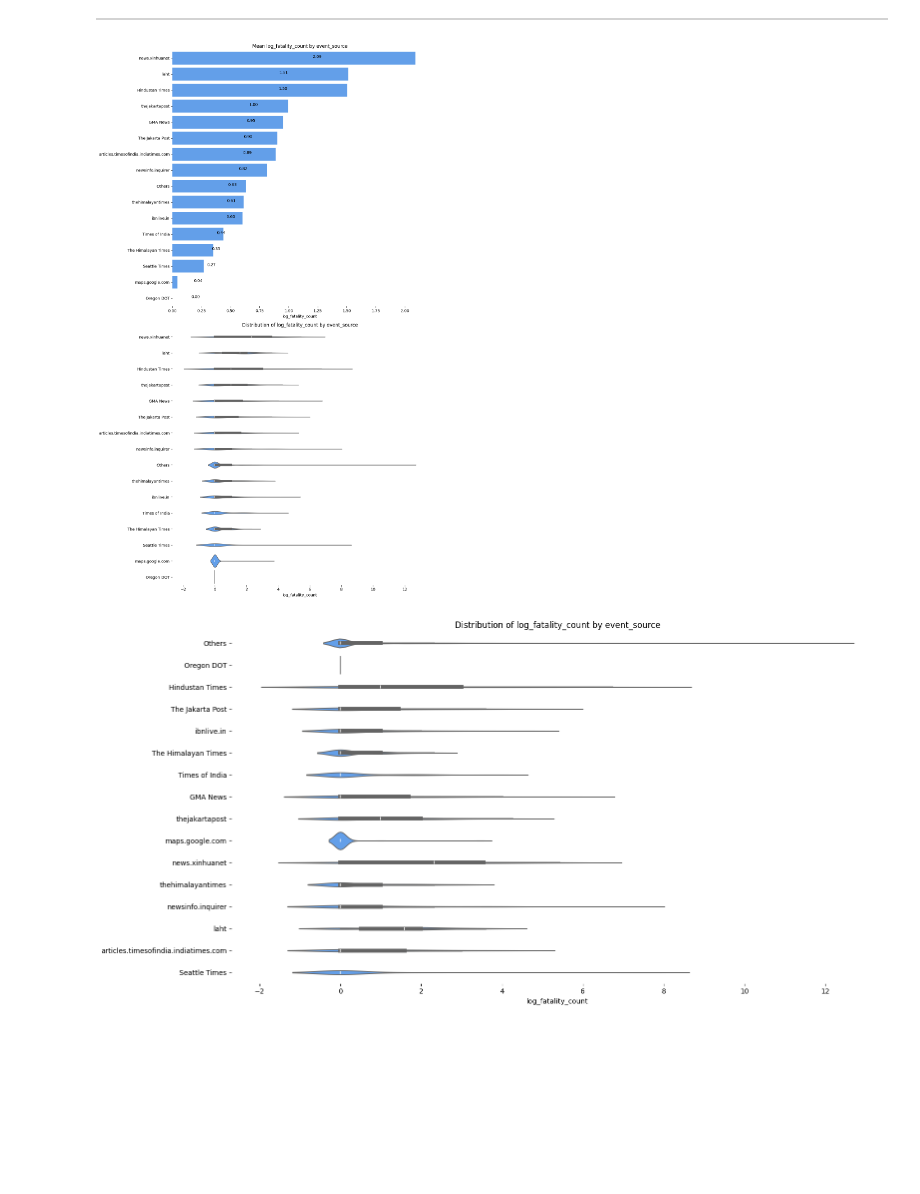
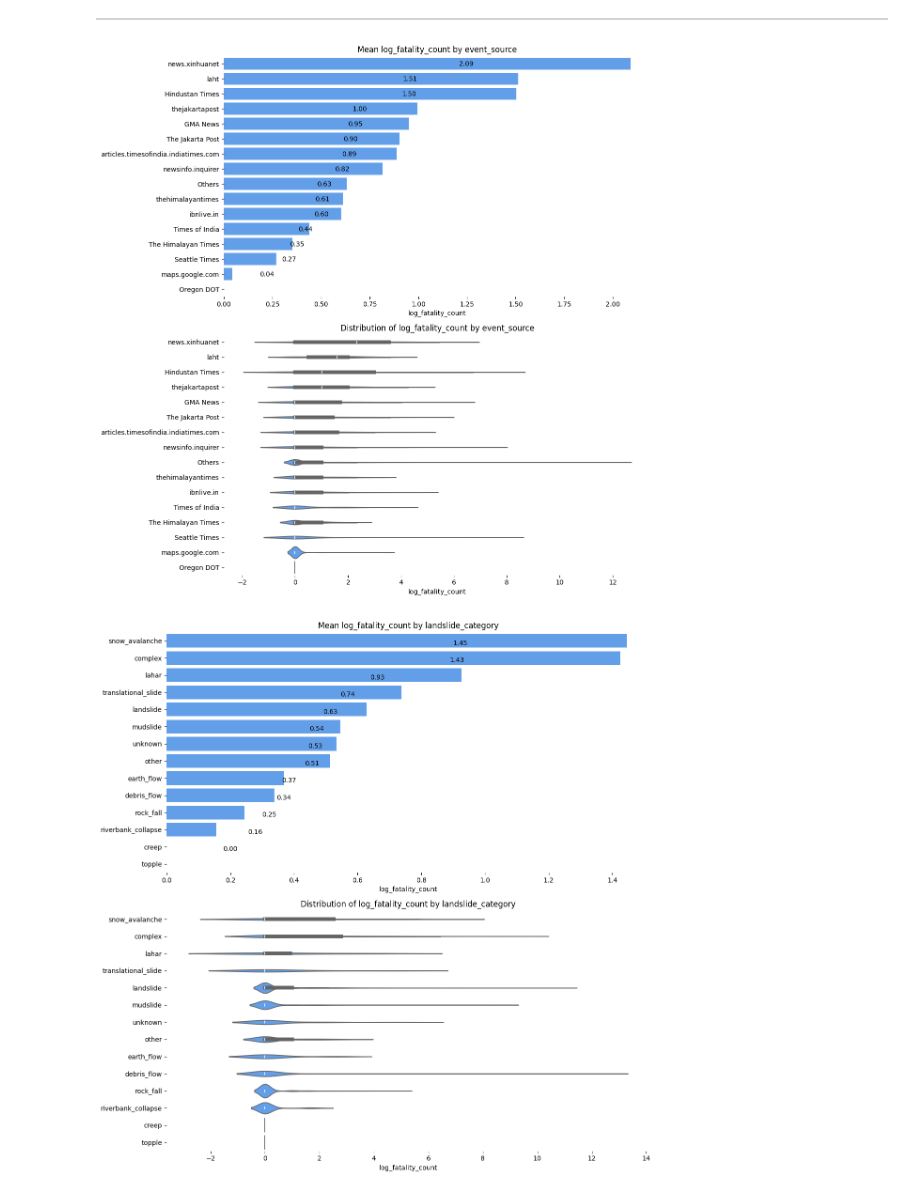
Before and after one commit to yuki172/global-landslide, a Jupyter notebook: main.ipynb, the cells around one changed output. Drawn from its saved outputs; the diff is of its cells as text; code cells hidden in the pictures; blank space fills up the shorter version.

Commit message:
relationship between fatality_count and categorical variables

```diff
--- a/main.ipynb
+++ b/main.ipynb
@@ -389,13 +389,13 @@ categorical_columns = ['event_source', 'landslide_category', 'landslide_trigger'
 # %%
 def get_categorical_column_dist(col, full_data):
     fig, axes = plt.subplots(2, 1, figsize=(16, 8))
-    fig.set_size_inches(12, 20)
+    fig.set_size_inches(12, 12)
     ax1 = axes[0]
     df_sort = full_data.groupby(col)['log_fatality_count'].mean().sort_values(ascending=False).index
     sns.barplot(x='log_fatality_count', y=col, data=full_data, color='#4D9DFF', order=df_sort,
                 estimator=np.mean, errorbar=None, err_kws={'linewidth': 0}, ax=ax1)
     for p in ax1.patches:
-        ax1.annotate(f'{p.get_width():.2f}', (p.get_x() + p.get_width() / 2. + 0.2, p.get_y() + p.get_height()),
+        ax1.annotate(f'{p.get_width():.2f}', (p.get_x() + p.get_width() / 2. + 0.2, p.get_y() + p.get_height() + 0.5),
                     ha='center', va='center', xytext=(0, 20), textcoords='offset points', fontsize=10, color='black')
     ax1.set_title(f'Mean log_fatality_count by {col}')
     ax1.set_xlabel('log_fatality_count')
@@ -412,15 +412,8 @@ def get_categorical_column_dist(col, full_data):
 # %%
 get_categorical_column_dist('event_source', full_data)
 # %% [output]
-[figure, old version]
+[figure, new version]
 # %%
-fig, ax = plt.subplots(figsize=(16, 8))
-col = 'event_source'
-sns.violinplot(x='log_fatality_count', y=col, data=full_data, color='#4D9DFF', ax=ax)
-ax.set_title(f'Distribution of log_fatality_count by {col}')
-ax.set_ylabel("")
-sns.despine(left=True, bottom=True, ax=ax)
-plt.tight_layout()
-plt.show()
+get_categorical_column_dist('landslide_category', full_data)
 # %% [output]
-[figure, old version]
+[figure, new version]
```
Also changed, not shown: parts of 5 cells of this notebook.
